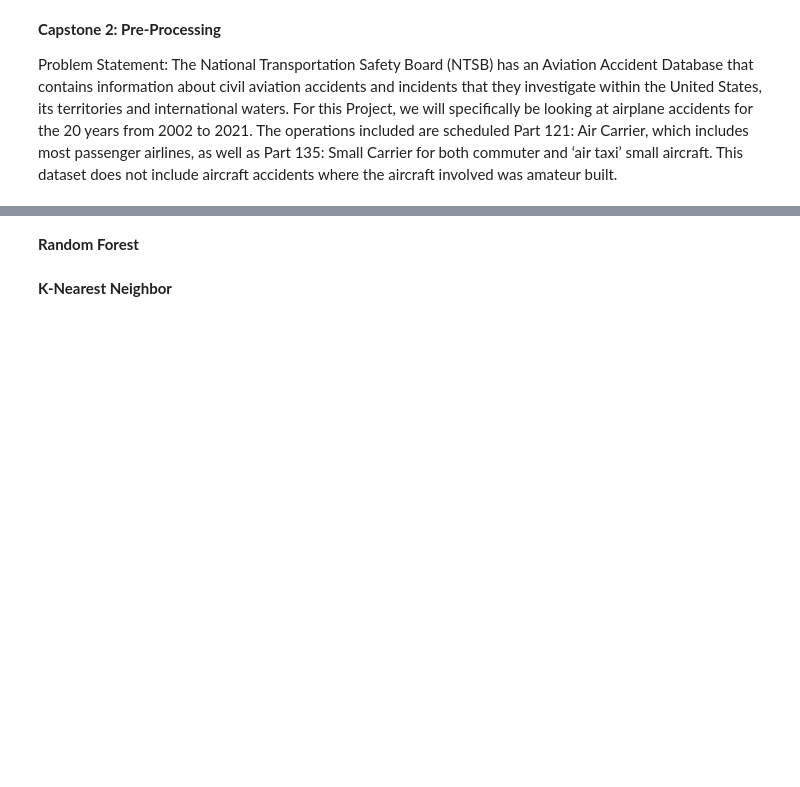
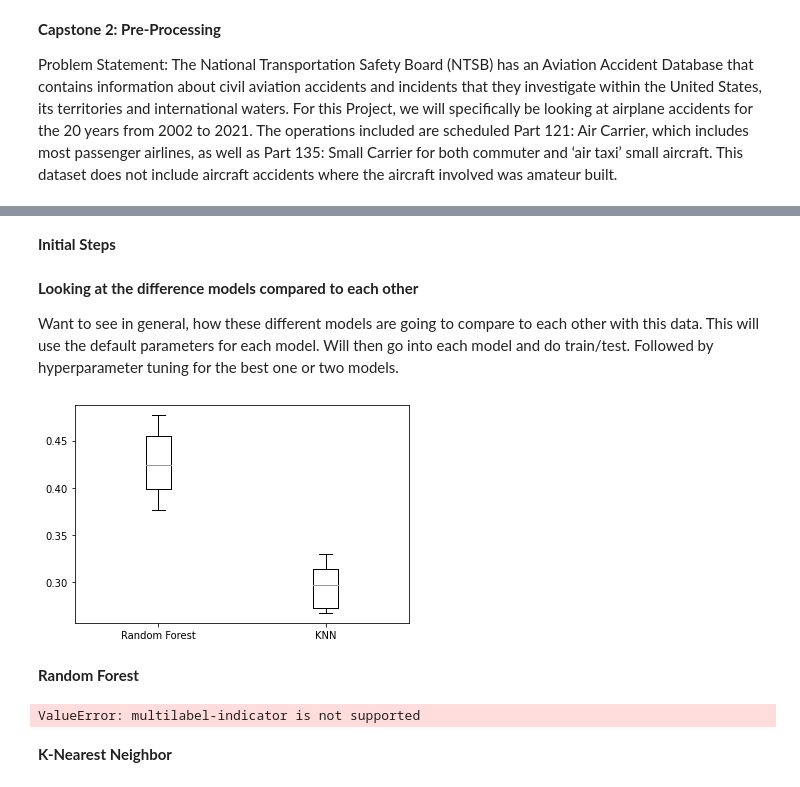
Before and after one commit to ashleyg16/Capstone2, a Jupyter notebook: Capstone 2 Modeling.ipynb, the cells around one changed output, grey strips where cells are left out. Saved outputs shown, nothing was run; the diff lists cells and outputs as text; code cells hidden in the pictures; blank space fills up the shorter version.

Commit message:
added models, still need to work them all out

```diff
--- a/Capstone 2 Modeling.ipynb
+++ b/Capstone 2 Modeling.ipynb
@@ -12,0 +11,2 @@ Support Vector Machine
+# %% [markdown]
+**Initial Steps**
@@ -12,0 +18,9 @@ Support Vector Machine
+# %%
+X_train = pd.read_excel('data/X_train.xlsx')
+X_test = pd.read_excel('data/X_test.xlsx')
+y_train = pd.read_excel('data/y_train.xlsx')
+y_test = pd.read_excel('data/y_test.xlsx')
+# %% [markdown]
+**Looking at the difference models compared to each other**
+
+Want to see in general, how these different models are going to compare to each other with this data. This will use the default parameters for each model. Will then go into each model and do train/test. Followed by hyperparameter tuning for the best one or two models.
@@ -13,2 +36,14 @@ Support Vector Machine
+# %%
+models = {'Random Forest': RandomForestClassifier(), 'KNN': KNeighborsClassifier(), 'SVM': SVC()}
+results = []
+for model in models.values():
+    kf = KFold(n_splits = 6, random_state = 42, shuffle = True)
+    cv_results = cross_val_score(model, X_train, y_train, cv=kf)
+    results.append(cv_results)
+
+plt.boxplot(results, labels = models.keys())
+plt.show()
+# %% [output]
+[figure, added]
 # %% [markdown]
 **Random Forest**
@@ -15,2 +55,9 @@ Support Vector Machine
+# %%
+#Confusion matrix and accuracy
+cf_matrix = confusion_matrix(y_test, y_pred)
+train_acc_rf = rf.score(X_train, y_train)
+test_acc_rf = rf.score(X_test, y_test)
+# %% [output]
+ValueError: multilabel-indicator is not supported
 # %% [markdown]
 **K-Nearest Neighbor**
```
Also changed, not shown: parts of 8 cells of this notebook.
